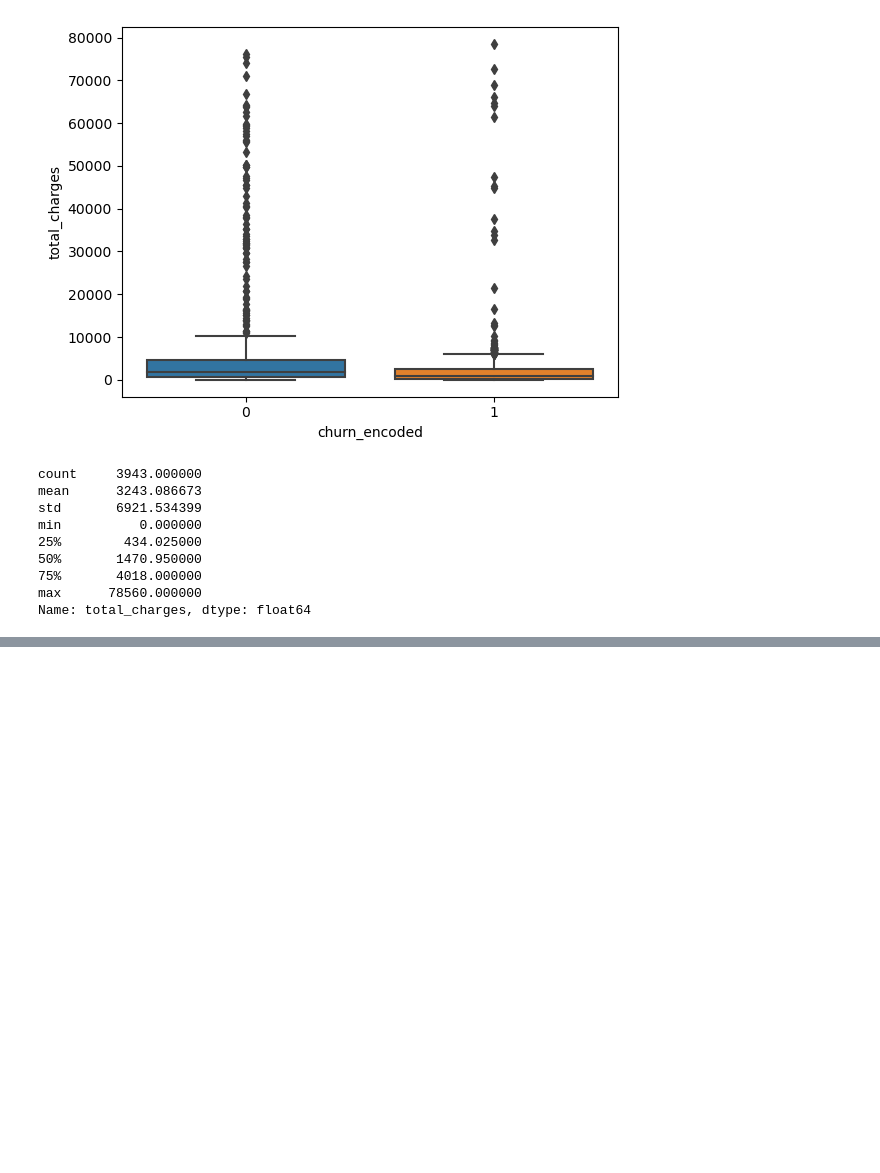
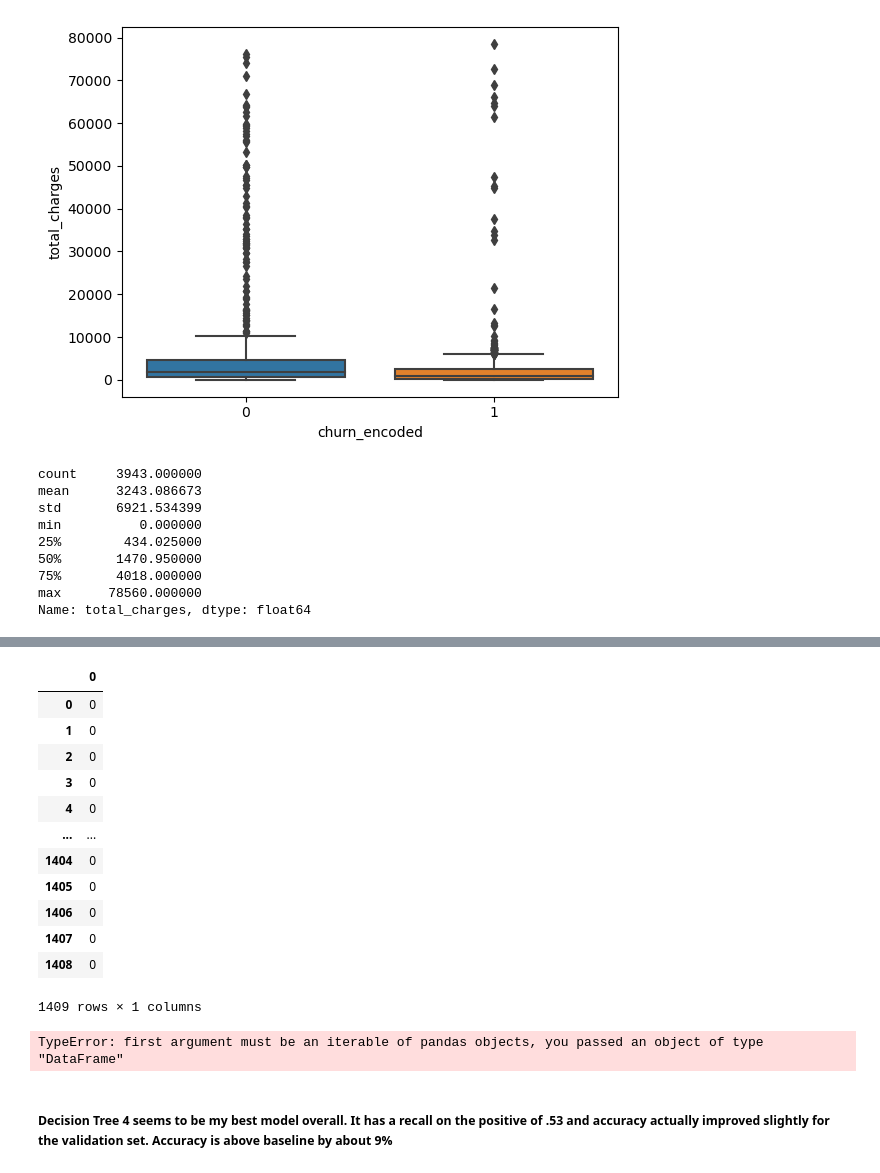
Before and after one commit to corey-baughman/008_classification_project, a Jupyter notebook: 02_telco_workbook.ipynb, the cells around one changed output, grey strips where cells are left out. Drawn from its saved outputs; the diff is of its cells as text; code cells hidden in the pictures; blank space fills up the shorter version.

```diff
--- a/02_telco_workbook.ipynb
+++ b/02_telco_workbook.ipynb
@@ -510,0 +925,15 @@ Name: total_charges, dtype: float64
+# %%
+clf3 = DecisionTreeClassifier(max_depth=6, min_samples_leaf=5)
+
+clf3.fit(X_train, y_train)
+clf3_preds = clf3.predict(X_train)
+print(f'''
+Performance in accuracy of Decision Tree 3 on training data:
+Accuracy (train): {clf3.score(X_train, y_train)}
+Accuracy (validate): {round(clf3.score(X_val, y_val), 2)}''')
+print('________________________________________________')
+print('________________________________________________')
+# classification report:
+print(
+    classification_report(y_train,
+                      clf3_preds))
@@ -510,0 +954,15 @@ Name: total_charges, dtype: float64
+# %%
+clf4 = DecisionTreeClassifier(max_depth=5, min_samples_leaf=5)
+
+clf4.fit(X_train, y_train)
+clf4_preds = clf4.predict(X_train)
+print(f'''
+Performance in accuracy of Decision Tree 4 on training data:
+Accuracy (train): {clf4.score(X_train, y_train)}
+Accuracy (validate): {round(clf4.score(X_val, y_val), 2)}''')
+print('________________________________________________')
+print('________________________________________________')
+# classification report:
+print(
+    classification_report(y_train,
+                      clf4_preds))
@@ -510,0 +1054,21 @@ Name: total_charges, dtype: float64
+# %%
+y_pred_df = pd.DataFrame(y_pred)
+y_pred_df
+# %% [output]
+|  | 0 |
+| 0 | 0 |
+| 1 | 0 |
+| 2 | 0 |
+| 3 | 0 |
+| 4 | 0 |
+| ... | ... |
+| 1404 | 0 |
+| 1405 | 0 |
+| 1406 | 0 |
+| 1407 | 0 |
+| 1408 | 0 |
+1409 rows × 1 columns
+# %%
+pd.concat(X_t
+# %% [output]
+TypeError: first argument must be an iterable of pandas objects, you passed an object of type "DataFrame"
@@ -510,0 +1083,2 @@ Name: total_charges, dtype: float64
+# %% [markdown]
+##### Decision Tree 4 seems to be my best model overall. It has a recall on the positive of .53 and accuracy actually improved slightly for the validation set. Accuracy is above baseline by about 9%
```
Also changed, not shown: parts of 52 cells of this notebook, 4 other files.
